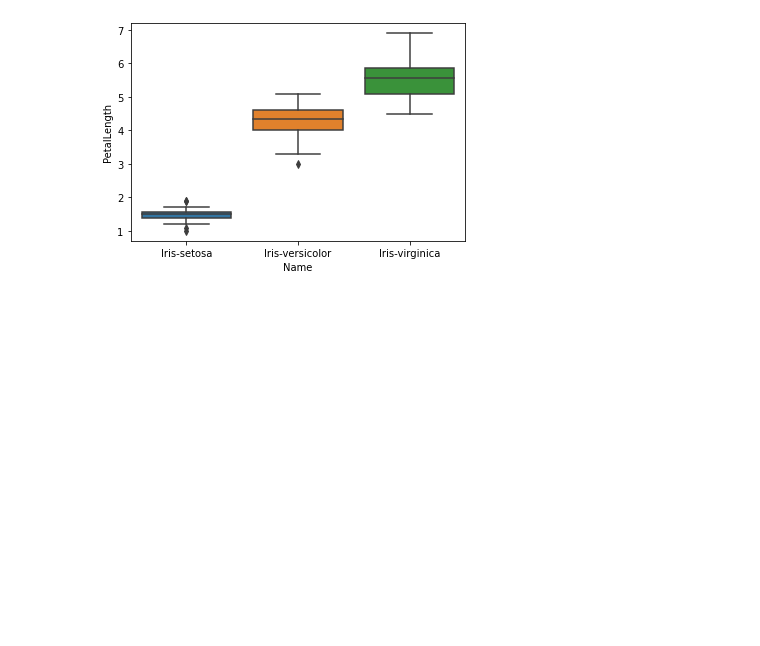
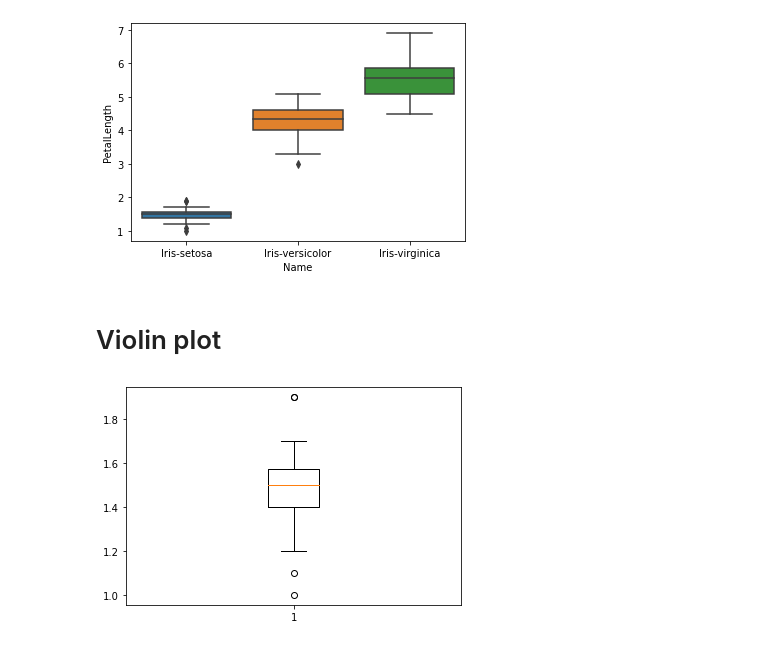
Before and after one commit to Gcpppinpak/data_viz_2022, a Jupyter notebook: DataViz02_Data_Distribution_.ipynb, the cells around one changed output. Cells and saved outputs as stored; diff of their text form; code cells hidden in the pictures; blank space fills up the shorter version.

Commit message:
violin plot

```diff
--- a/DataViz02_Data_Distribution_.ipynb
+++ b/DataViz02_Data_Distribution_.ipynb
@@ -347,3 +347,9 @@ sns.boxplot(x='Name', y='PetalLength', data=df)
 # %% [output]
 <matplotlib.axes._subplots.AxesSubplot at 0x...>
 [figure]
+# %% [markdown]
+# Violin plot
+# %%
+bb = plt.boxplot(df['PetalLength'][:50])
+# %% [output]
+[figure, added]
```
Also changed, not shown: parts of 4 cells of this notebook.
